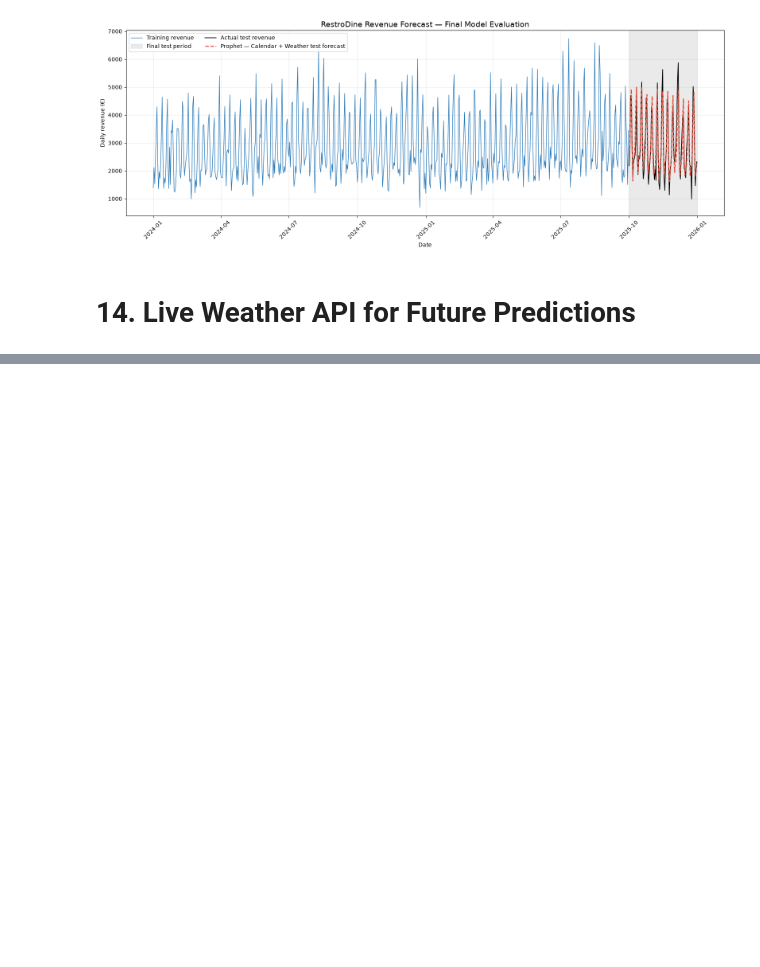
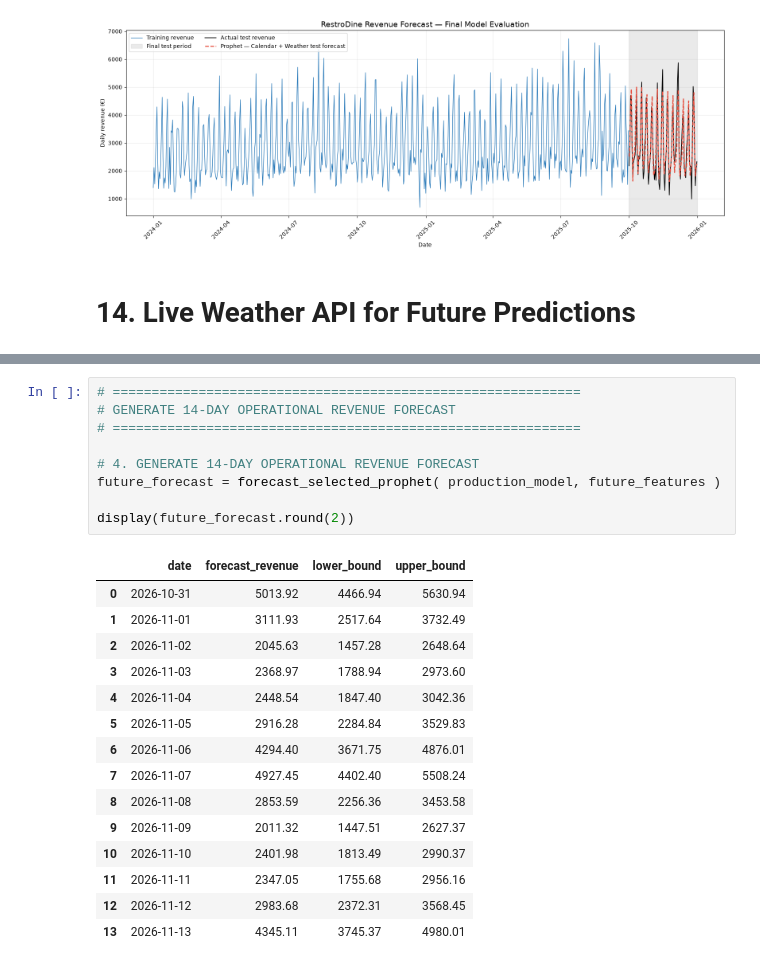
Before and after one commit to satish-shrestha-4u/restrodine-restaurant-intelligence, a Jupyter notebook: notebooks/03_revenue_forecasting.ipynb, the cells around one changed output, grey strips where cells are left out. Cells and saved outputs as stored; diff of their text form; blank space fills up the shorter version.

```diff
--- a/notebooks/03_revenue_forecasting.ipynb
+++ b/notebooks/03_revenue_forecasting.ipynb
@@ -2154,0 +2268,25 @@ display(future_forecast)
+# %%
+# ============================================================
+# GENERATE 14-DAY OPERATIONAL REVENUE FORECAST
+# ============================================================
+
+# 4. GENERATE 14-DAY OPERATIONAL REVENUE FORECAST
+future_forecast = forecast_selected_prophet( production_model, future_features )
+
+display(future_forecast.round(2))
+# %% [output]
+|  | date | forecast_revenue | lower_bound | upper_bound |
+| 0 | 2026-10-31 | 5013.92 | 4466.94 | 5630.94 |
+| 1 | 2026-11-01 | 3111.93 | 2517.64 | 3732.49 |
+| 2 | 2026-11-02 | 2045.63 | 1457.28 | 2648.64 |
+| 3 | 2026-11-03 | 2368.97 | 1788.94 | 2973.60 |
+| 4 | 2026-11-04 | 2448.54 | 1847.40 | 3042.36 |
+| 5 | 2026-11-05 | 2916.28 | 2284.84 | 3529.83 |
+| 6 | 2026-11-06 | 4294.40 | 3671.75 | 4876.01 |
+| 7 | 2026-11-07 | 4927.45 | 4402.40 | 5508.24 |
+| 8 | 2026-11-08 | 2853.59 | 2256.36 | 3453.58 |
+| 9 | 2026-11-09 | 2011.32 | 1447.51 | 2627.37 |
+| 10 | 2026-11-10 | 2401.98 | 1813.49 | 2990.37 |
+| 11 | 2026-11-11 | 2347.05 | 1755.68 | 2956.16 |
+| 12 | 2026-11-12 | 2983.68 | 2372.31 | 3568.45 |
+| 13 | 2026-11-13 | 4345.11 | 3745.37 | 4980.01 |
```
Also changed, not shown: parts of 29 cells of this notebook, 3 other files.
